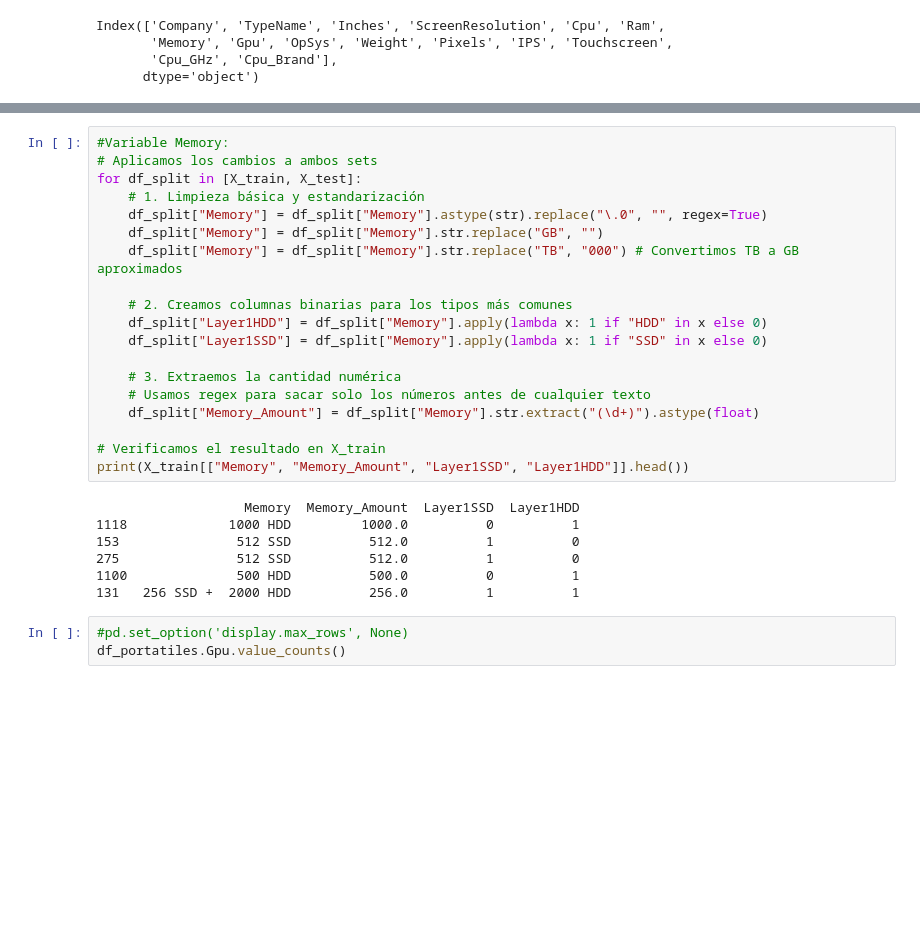
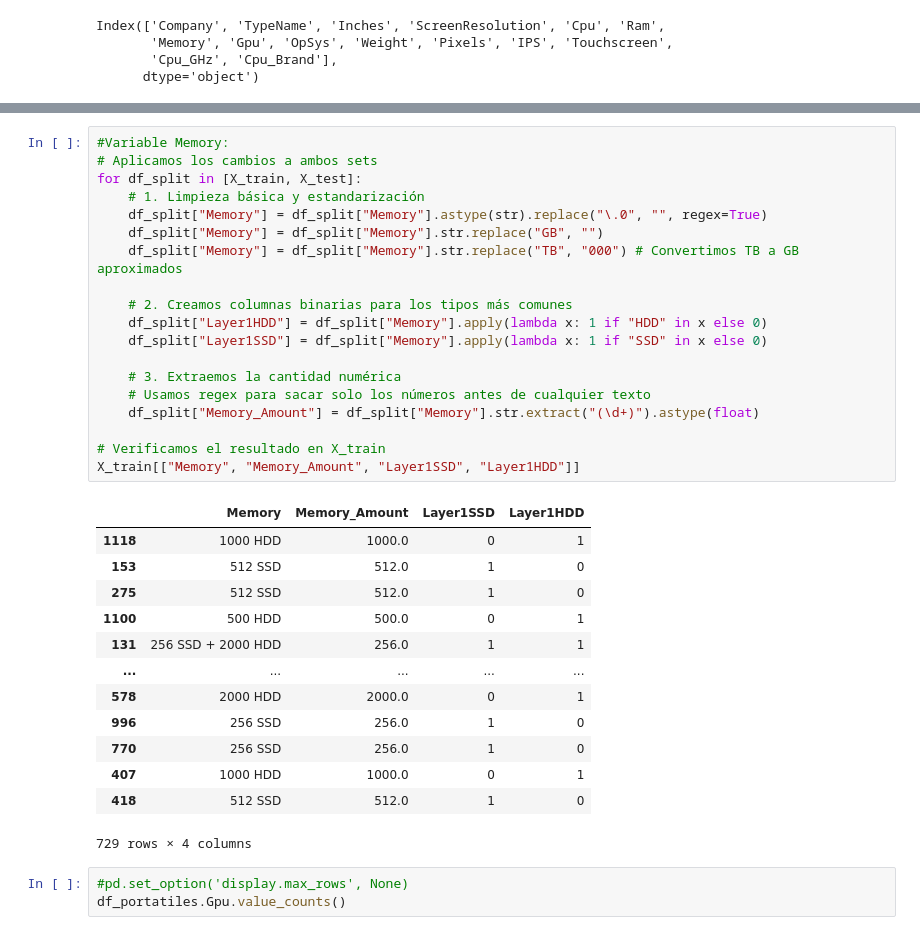
Before and after one commit to AQuindimil/DS-Online_AQR, a Jupyter notebook: Team_Challenges/TC_04_Sprint_12_Kaggle/Kaggle_submission_V4.ipynb, the cells around one changed output, grey strips where cells are left out. Cells and saved outputs as stored; diff of their text form; blank space fills up the shorter version.

```diff
--- a/Team_Challenges/TC_04_Sprint_12_Kaggle/Kaggle_submission_V4.ipynb
+++ b/Team_Challenges/TC_04_Sprint_12_Kaggle/Kaggle_submission_V4.ipynb
@@ -257,29 +316,36 @@ Index(['Company', 'TypeName', 'Inches', 'ScreenResolution', 'Cpu', 'Ram',
 # %%
 #Variable Memory:
 # Aplicamos los cambios a ambos sets
 for df_split in [X_train, X_test]:
     # 1. Limpieza básica y estandarización
     df_split["Memory"] = df_split["Memory"].astype(str).replace("\.0", "", regex=True)
     df_split["Memory"] = df_split["Memory"].str.replace("GB", "")
     df_split["Memory"] = df_split["Memory"].str.replace("TB", "000") # Convertimos TB a GB aproximados
 
     # 2. Creamos columnas binarias para los tipos más comunes
     df_split["Layer1HDD"] = df_split["Memory"].apply(lambda x: 1 if "HDD" in x else 0)
     df_split["Layer1SSD"] = df_split["Memory"].apply(lambda x: 1 if "SSD" in x else 0)
 
     # 3. Extraemos la cantidad numérica
     # Usamos regex para sacar solo los números antes de cualquier texto
     df_split["Memory_Amount"] = df_split["Memory"].str.extract("(\d+)").astype(float)
 
 # Verificamos el resultado en X_train
-print(X_train[["Memory", "Memory_Amount", "Layer1SSD", "Layer1HDD"]].head())
+X_train[["Memory", "Memory_Amount", "Layer1SSD", "Layer1HDD"]]
 # %% [output]
+|  | Memory | Memory_Amount | Layer1SSD | Layer1HDD |
+| 1118 | 1000 HDD | 1000.0 | 0 | 1 |
+| 153 | 512 SSD | 512.0 | 1 | 0 |
+| 275 | 512 SSD | 512.0 | 1 | 0 |
+| 1100 | 500 HDD | 500.0 | 0 | 1 |
+| 131 | 256 SSD + 2000 HDD | 256.0 | 1 | 1 |
+| ... | ... | ... | ... | ... |
+| 578 | 2000 HDD | 2000.0 | 0 | 1 |
+| 996 | 256 SSD | 256.0 | 1 | 0 |
+| 770 | 256 SSD | 256.0 | 1 | 0 |
+| 407 | 1000 HDD | 1000.0 | 0 | 1 |
+| 418 | 512 SSD | 512.0 | 1 | 0 |
-                   Memory  Memory_Amount  Layer1SSD  Layer1HDD
-1118             1000 HDD         1000.0          0          1
-153               512 SSD          512.0          1          0
-275               512 SSD          512.0          1          0
-1100              500 HDD          500.0          0          1
-131   256 SSD +  2000 HDD          256.0          1          1
+729 rows × 4 columns
 # %%
 #pd.set_option('display.max_rows', None)
 df_portatiles.Gpu.value_counts()
```
Also changed, not shown: parts of 24 cells of this notebook, 10 other files.
